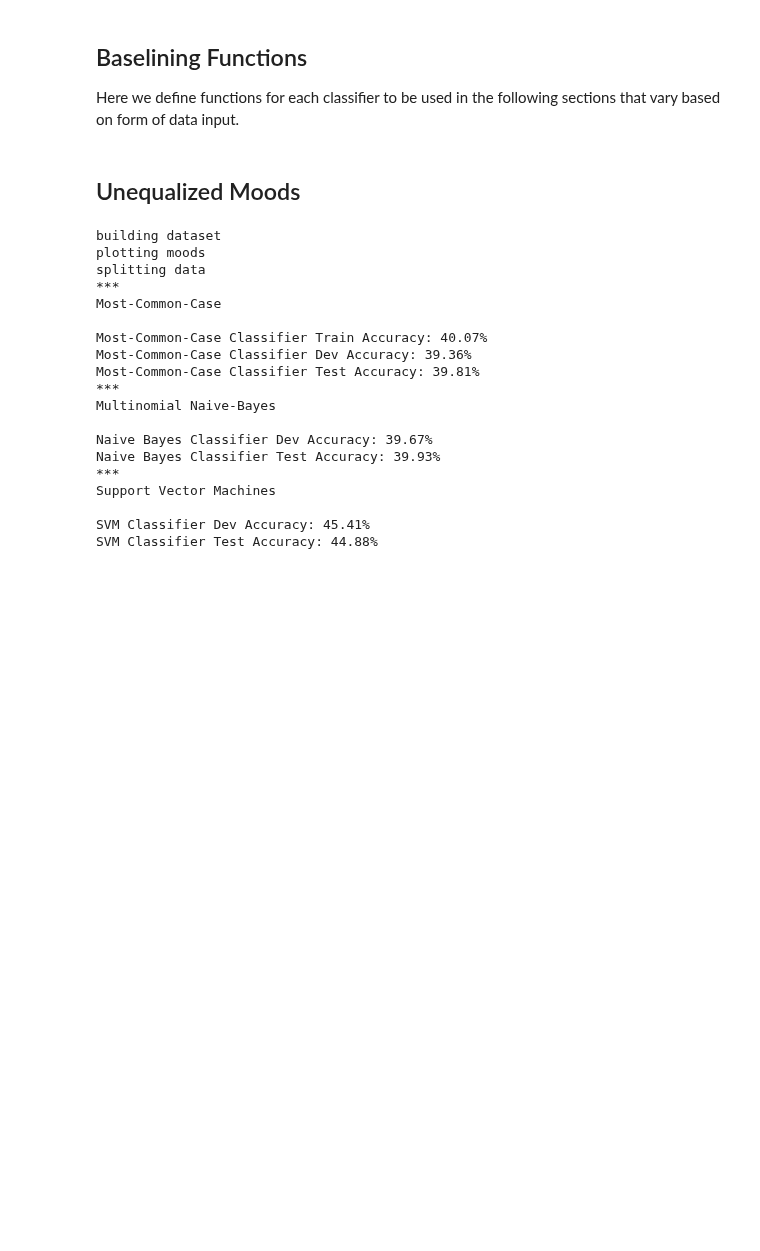
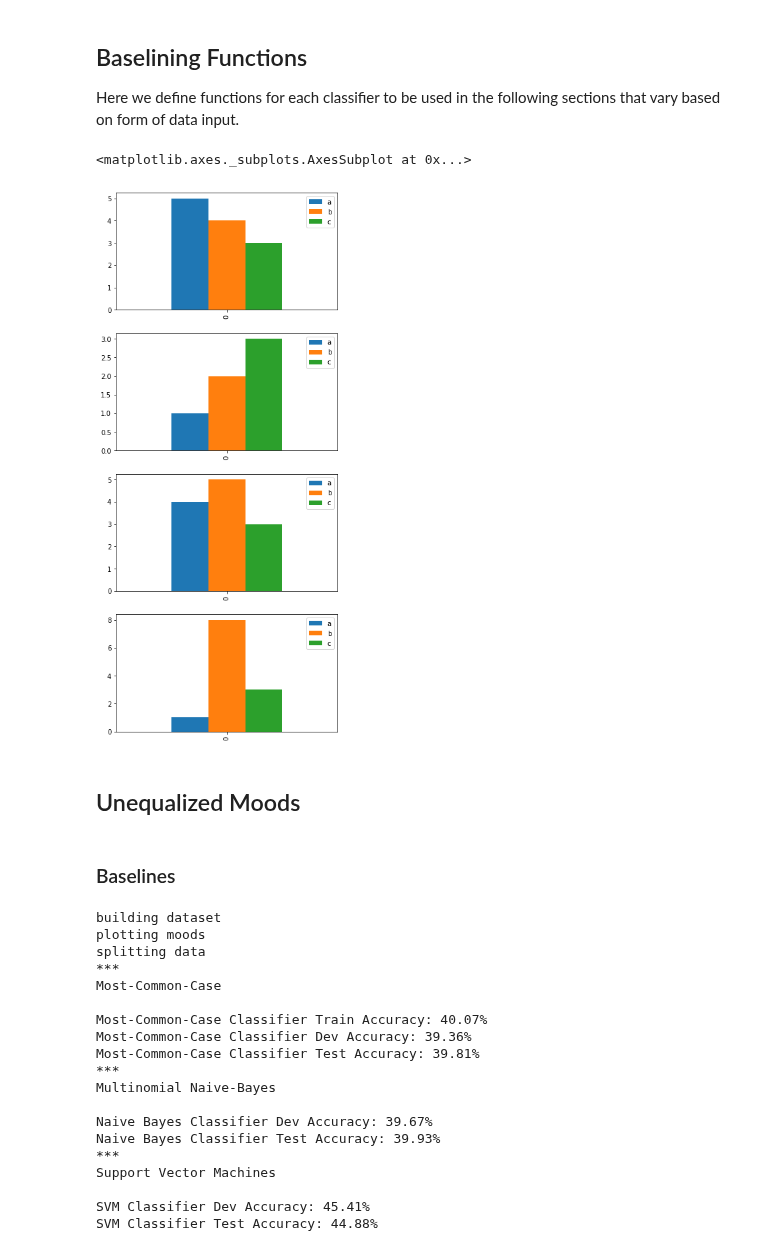
Before and after one commit to workmanjack/lyric-mood-classification, a Jupyter notebook: baselines_and_cnn_results.ipynb, the cells around one changed output. Saved outputs shown, nothing was run; the diff lists cells and outputs as text; code cells hidden in the pictures; blank space fills up the shorter version.

```diff
--- a/baselines.ipynb
+++ b/baselines_and_cnn_results.ipynb
@@ -139,6 +148,21 @@ def get_and_plot_x_y_data(quadrants, pad_data, pad_train_only=False):
         df_train.lyrics, df_train.mood_cats,
         df_dev.lyrics, df_dev.mood_cats,
         df_test.lyrics, df_test.mood_cats)
+# %%
+fig, axes = plt.subplots(nrows=4, ncols=1, figsize=(6,15))
+df1 = pd.DataFrame({'a': [5], 'b': [4], 'c': [3]})
+df2 = pd.DataFrame({'a': [1], 'b': [2], 'c': [3]})
+df3 = pd.DataFrame({'a': [4], 'b': [5], 'c': [3]})
+df4 = pd.DataFrame({'a': [1], 'b': [8], 'c': [3]})
+df1.plot(kind='bar', ax=axes[0])
+df2.plot(kind='bar', ax=axes[1])
+df3.plot(kind='bar', ax=axes[2])
+df4.plot(kind='bar', ax=axes[3])
+# %% [output]
+<matplotlib.axes._subplots.AxesSubplot at 0x...>
+[figure, added]
 # %% [markdown]
 ## Unequalized Moods
+# %% [markdown]
+### Baselines
 # %%
```
Also changed, not shown: parts of 40 cells of this notebook.
